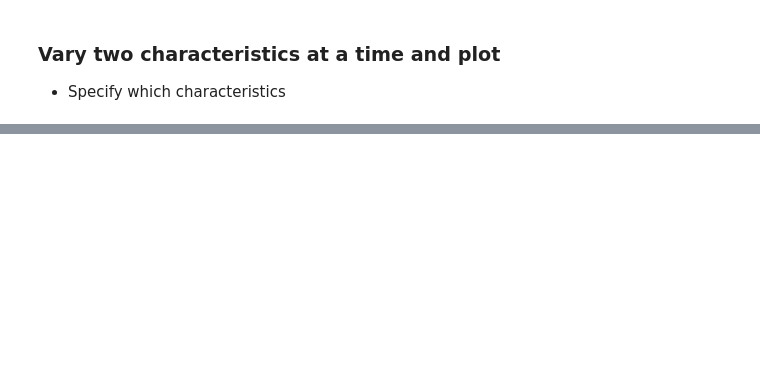
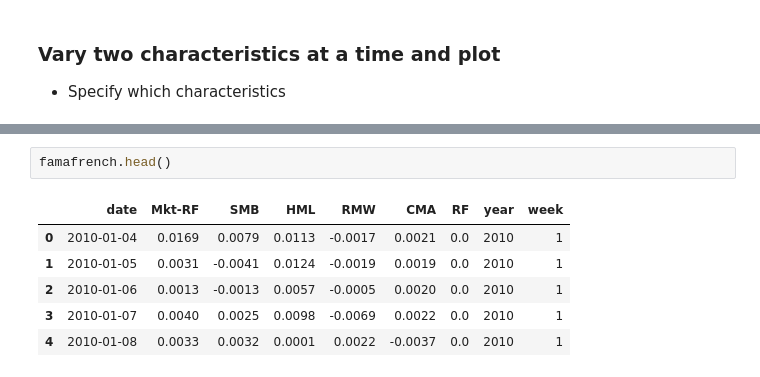
Before and after one commit to kerryback/MGMT638, a Jupyter notebook: notebooks/11-backtest.ipynb, the cells around one changed output, grey strips where cells are left out. Drawn from its saved outputs; the diff is of its cells as text; blank space fills up the shorter version.

```diff
--- a/notebooks/11-backtest.ipynb
+++ b/notebooks/11-backtest.ipynb
@@ -238,0 +285,9 @@ plt.show()
+# %%
+famafrench.head()
+# %% [output]
+|  | date | Mkt-RF | SMB | HML | RMW | CMA | RF | year | week |
+| 0 | 2010-01-04 | 0.0169 | 0.0079 | 0.0113 | -0.0017 | 0.0021 | 0.0 | 2010 | 1 |
+| 1 | 2010-01-05 | 0.0031 | -0.0041 | 0.0124 | -0.0019 | 0.0019 | 0.0 | 2010 | 1 |
+| 2 | 2010-01-06 | 0.0013 | -0.0013 | 0.0057 | -0.0005 | 0.0020 | 0.0 | 2010 | 1 |
+| 3 | 2010-01-07 | 0.0040 | 0.0025 | 0.0098 | -0.0069 | 0.0022 | 0.0 | 2010 | 1 |
+| 4 | 2010-01-08 | 0.0033 | 0.0032 | 0.0001 | 0.0022 | -0.0037 | 0.0 | 2010 | 1 |
```
Also changed, not shown: parts of 11 cells of this notebook.
